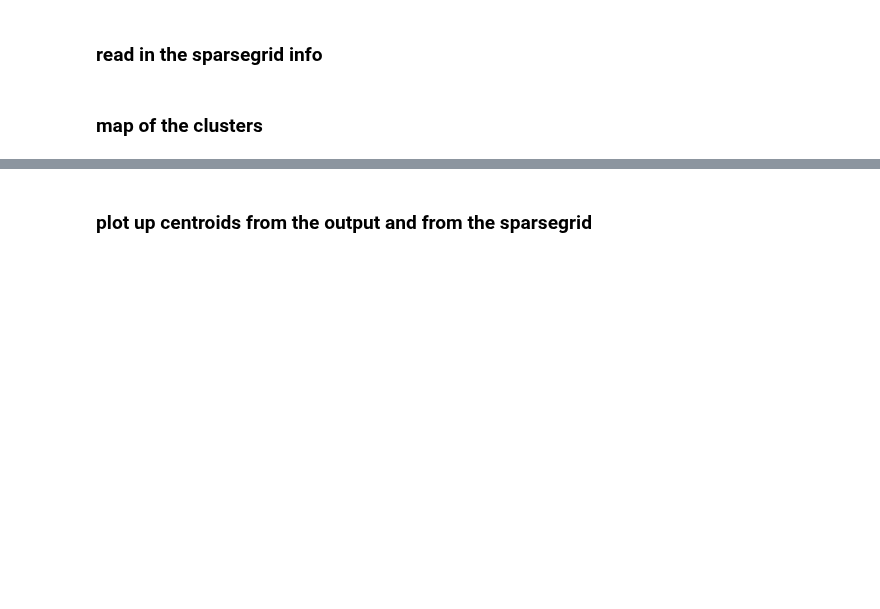
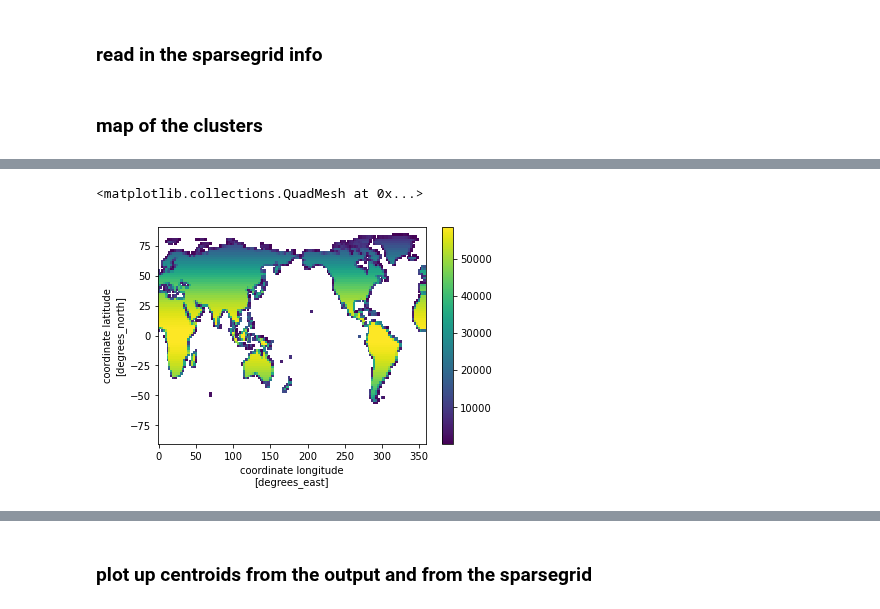
Before and after one commit to djk2120/CLM5PPE, a Jupyter notebook: pyth/sparsegrid.ipynb, the cells around one changed output, grey strips where cells are left out. Saved outputs shown, nothing was run; the diff lists cells and outputs as text; code cells hidden in the pictures; blank space fills up the shorter version.

```diff
--- a/pyth/sparsegrid.ipynb
+++ b/pyth/sparsegrid.ipynb
@@ -23,0 +103,8 @@ ds.cclass.plot()
+# %%
+f = 'clusters.clm51_PPEn02ctsm51d021_2deg_GSWP3V1_leafbiomassesai_PPE3_hist.annual+sd.400.nc'
+sg = xr.open_dataset(f)
+la = sg.landfrac*sg.area
+la.plot()
+# %% [output]
+<matplotlib.collections.QuadMesh at 0x...>
+[figure, added]
```
Also changed, not shown: parts of 29 cells of this notebook, 2 other files.
